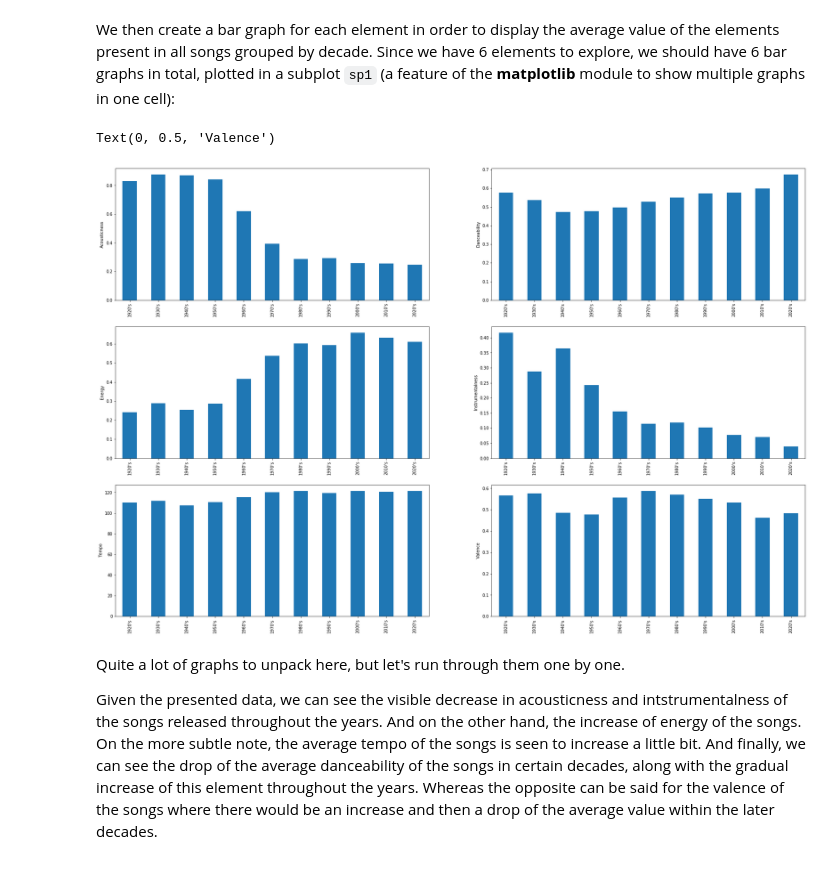
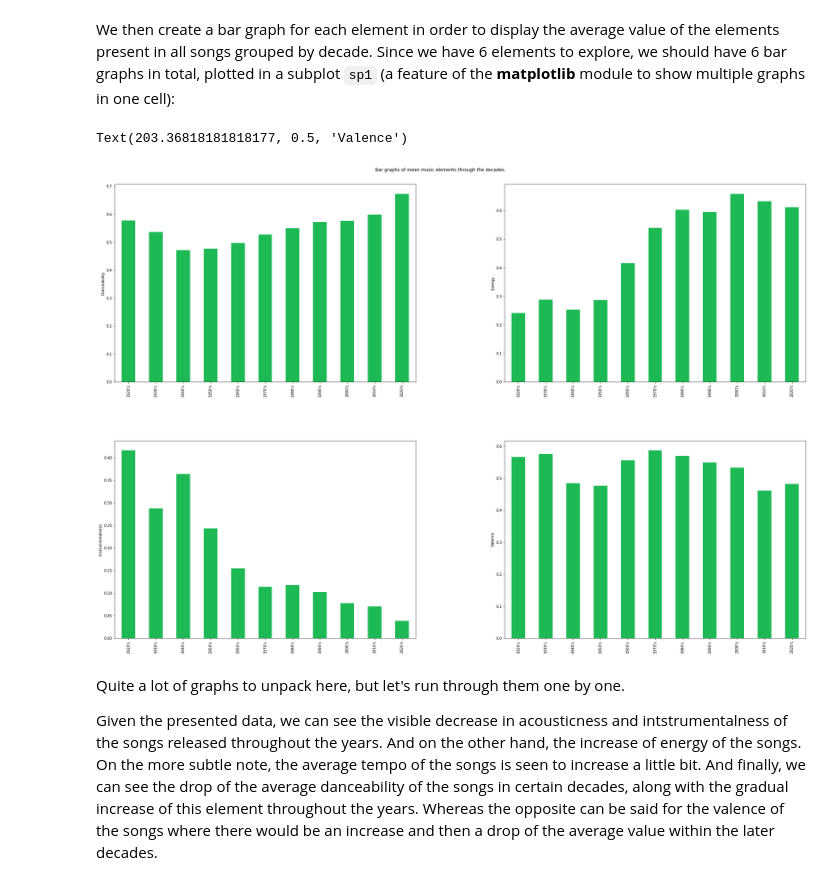
Before and after one commit to gabminamedez/spotify-data, a Jupyter notebook: Spotify Data.ipynb, the cells around one changed output. Saved outputs shown, nothing was run; the diff lists cells and outputs as text; code cells hidden in the pictures.

```diff
--- a/Spotify Data.ipynb
+++ b/Spotify Data.ipynb
@@ -195,34 +195,28 @@ main_df.head()
 # %% [markdown]
 We then create a bar graph for each element in order to display the average value of the elements present in all songs grouped by decade. Since we have 6 elements to explore, we should have 6 bar graphs in total, plotted in a subplot `sp1` (a feature of the **matplotlib** module to show multiple graphs in one cell):
 # %%
-sp1, elements = plt.subplots(3, 2)
+sp1, elements = plt.subplots(2, 2)
+sp1.tight_layout()
+sp1.suptitle("Bar graphs of mean music elements through the decades.")
 
-main_df.groupby("decade")["acousticness"].mean().plot.bar(ax=elements[0][0], figsize=(30,20))
+main_df.groupby("decade")["danceability"].mean().plot.bar(ax=elements[0][0], figsize=(30,20), color="#1db954")
 elements[0][0].set_xlabel("")
-elements[0][0].set_ylabel("Acousticness")
+elements[0][0].set_ylabel("Danceability")
 
-main_df.groupby("decade")["danceability"].mean().plot.bar(ax=elements[0][1], figsize=(30,20))
+main_df.groupby("decade")["energy"].mean().plot.bar(ax=elements[0][1], figsize=(30,20), color="#1db954")
 elements[0][1].set_xlabel("")
-elements[0][1].set_ylabel("Danceability")
+elements[0][1].set_ylabel("Energy")
 
-main_df.groupby("decade")["energy"].mean().plot.bar(ax=elements[1][0], figsize=(30,20))
+main_df.groupby("decade")["instrumentalness"].mean().plot.bar(ax=elements[1][0], figsize=(30,20), color="#1db954")
 elements[1][0].set_xlabel("")
-elements[1][0].set_ylabel("Energy")
+elements[1][0].set_ylabel("Instrumentalness")
 
-main_df.groupby("decade")["instrumentalness"].mean().plot.bar(ax=elements[1][1], figsize=(30,20))
+main_df.groupby("decade")["valence"].mean().plot.bar(ax=elements[1][1], figsize=(30,20), color="#1db954")
 elements[1][1].set_xlabel("")
-elements[1][1].set_ylabel("Instrumentalness")
-
-main_df.groupby("decade")["tempo"].mean().plot.bar(ax=elements[2][0], figsize=(30,20))
-elements[2][0].set_xlabel("")
-elements[2][0].set_ylabel("Tempo")
-
-main_df.groupby("decade")["valence"].mean().plot.bar(ax=elements[2][1], figsize=(30,20))
-elements[2][1].set_xlabel("")
-elements[2][1].set_ylabel("Valence")
+elements[1][1].set_ylabel("Valence")
 # %% [output]
-Text(0, 0.5, 'Valence')
+Text(203.36818181818177, 0.5, 'Valence')
-[figure, old version]
+[figure, new version]
 # %% [markdown]
 Quite a lot of graphs to unpack here, but let's run through them one by one.
 
```
Also changed, not shown: parts of 3 cells of this notebook.
